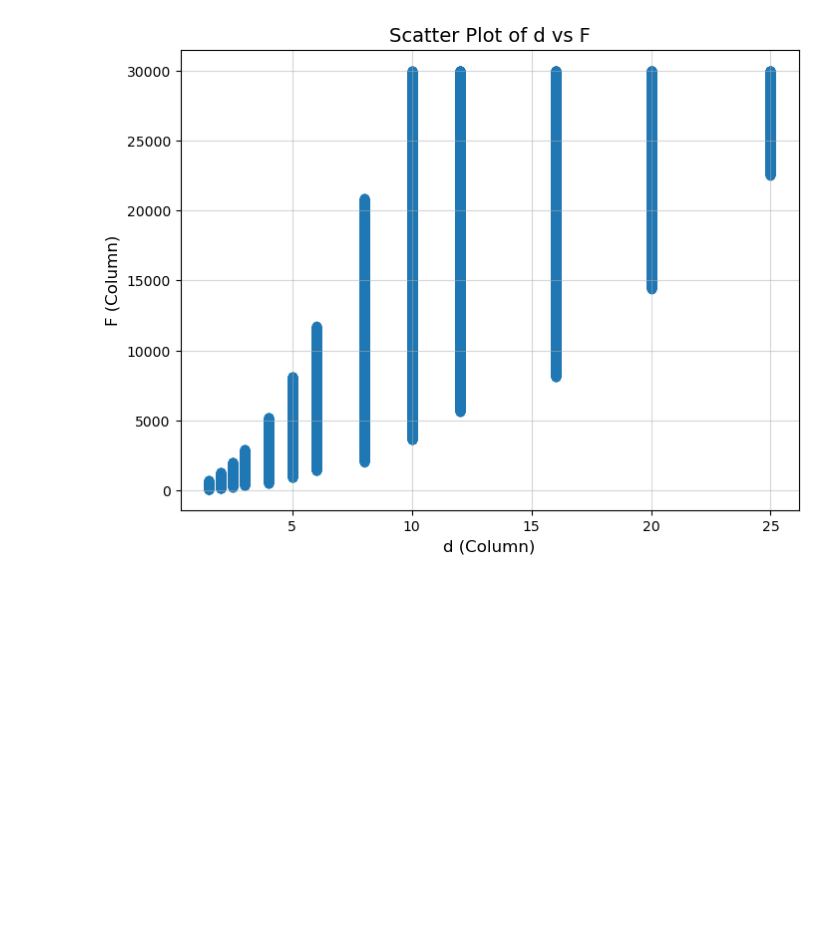
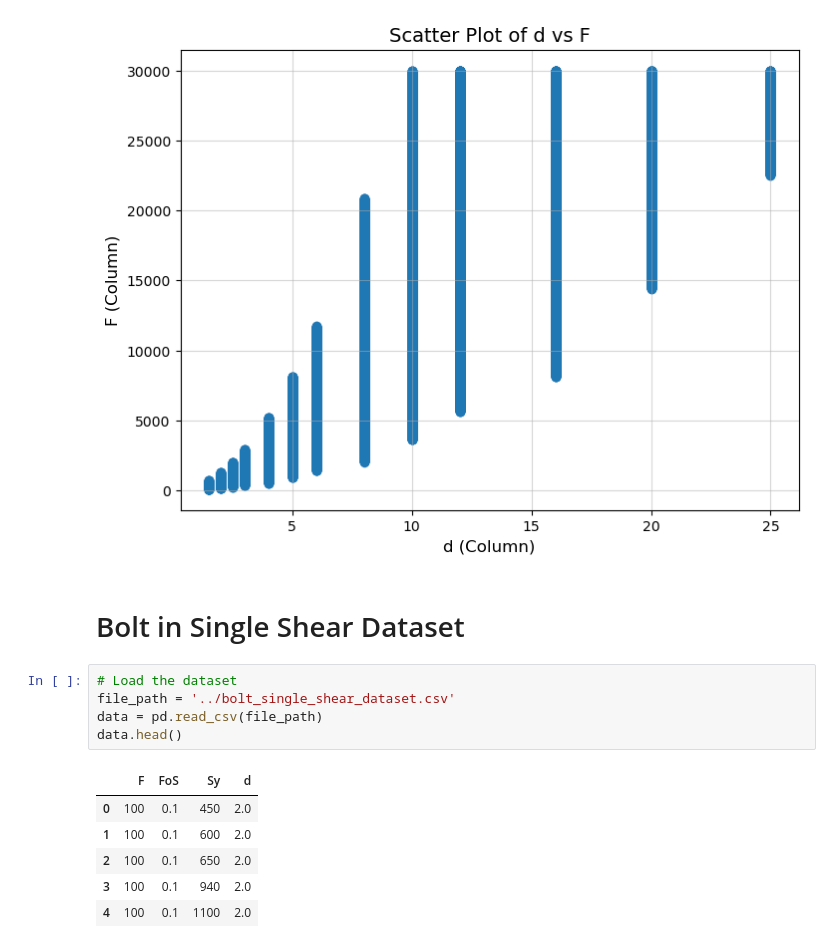
Before and after one commit to vagarwal43/Fastener_design, a Jupyter notebook: dataset/generation/histograms.ipynb, the cells around one changed output. Drawn from its saved outputs; the diff is of its cells as text; blank space fills up the shorter version.

```diff
--- a/dataset/generation/histograms.ipynb
+++ b/dataset/generation/histograms.ipynb
@@ -60,3 +93,17 @@ plt.grid(alpha=0.5)
 plt.show()
 # %% [output]
 [figure]
+# %% [markdown]
+# Bolt in Single Shear Dataset
+# %%
+# Load the dataset
+file_path = '../bolt_single_shear_dataset.csv'
+data = pd.read_csv(file_path)
+data.head()
+# %% [output]
+|  | F | FoS | Sy | d |
+| 0 | 100 | 0.1 | 450 | 2.0 |
+| 1 | 100 | 0.1 | 600 | 2.0 |
+| 2 | 100 | 0.1 | 650 | 2.0 |
+| 3 | 100 | 0.1 | 940 | 2.0 |
+| 4 | 100 | 0.1 | 1100 | 2.0 |
```
Also changed, not shown: parts of 7 cells of this notebook, 2 other files.
